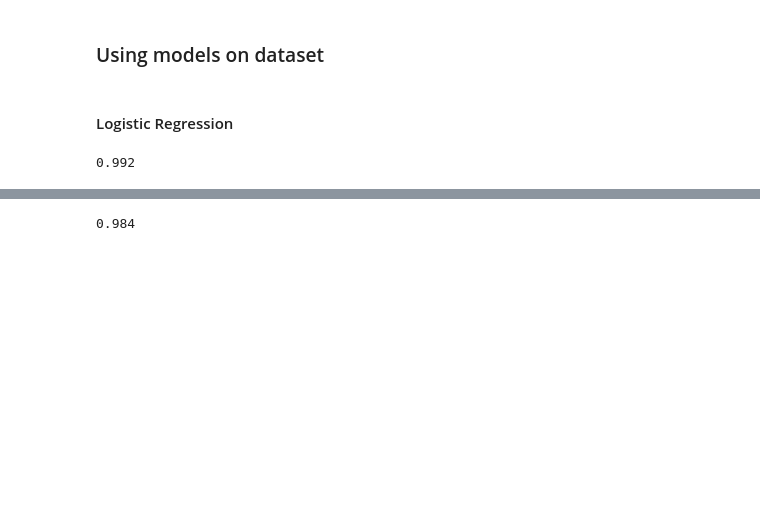
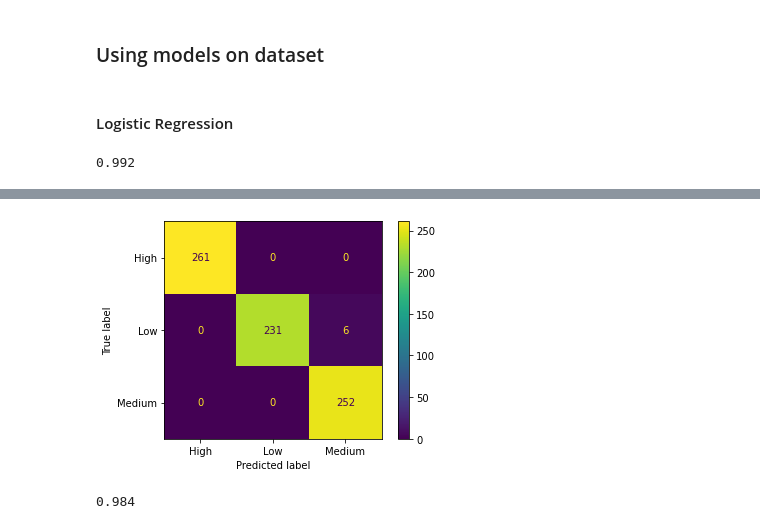
Before and after one commit to Aren-Deza/GroupL-MP197, a Jupyter notebook: Lung Cancer Prediction.ipynb, the cells around one changed output, grey strips where cells are left out. Cells and saved outputs as stored; diff of their text form; code cells hidden in the pictures; blank space fills up the shorter version.

```diff
--- a/Lung Cancer Prediction.ipynb
+++ b/Lung Cancer Prediction.ipynb
@@ -137,3 +146,10 @@ accuracy_score(y_train, log_y_train_pred)
+# %%
+log_train_matrix = confusion_matrix(y_train, log_y_train_pred)
+disp = ConfusionMatrixDisplay(confusion_matrix=log_train_matrix, display_labels=log_reg.classes_)
+disp.plot()
+plt.show()
+# %% [output]
+[figure, added]
 # %%
 log_y_test_pred = log_reg.predict(x_test)
 accuracy_score(y_test, log_y_test_pred)
```
Also changed, not shown: parts of 16 cells of this notebook.
